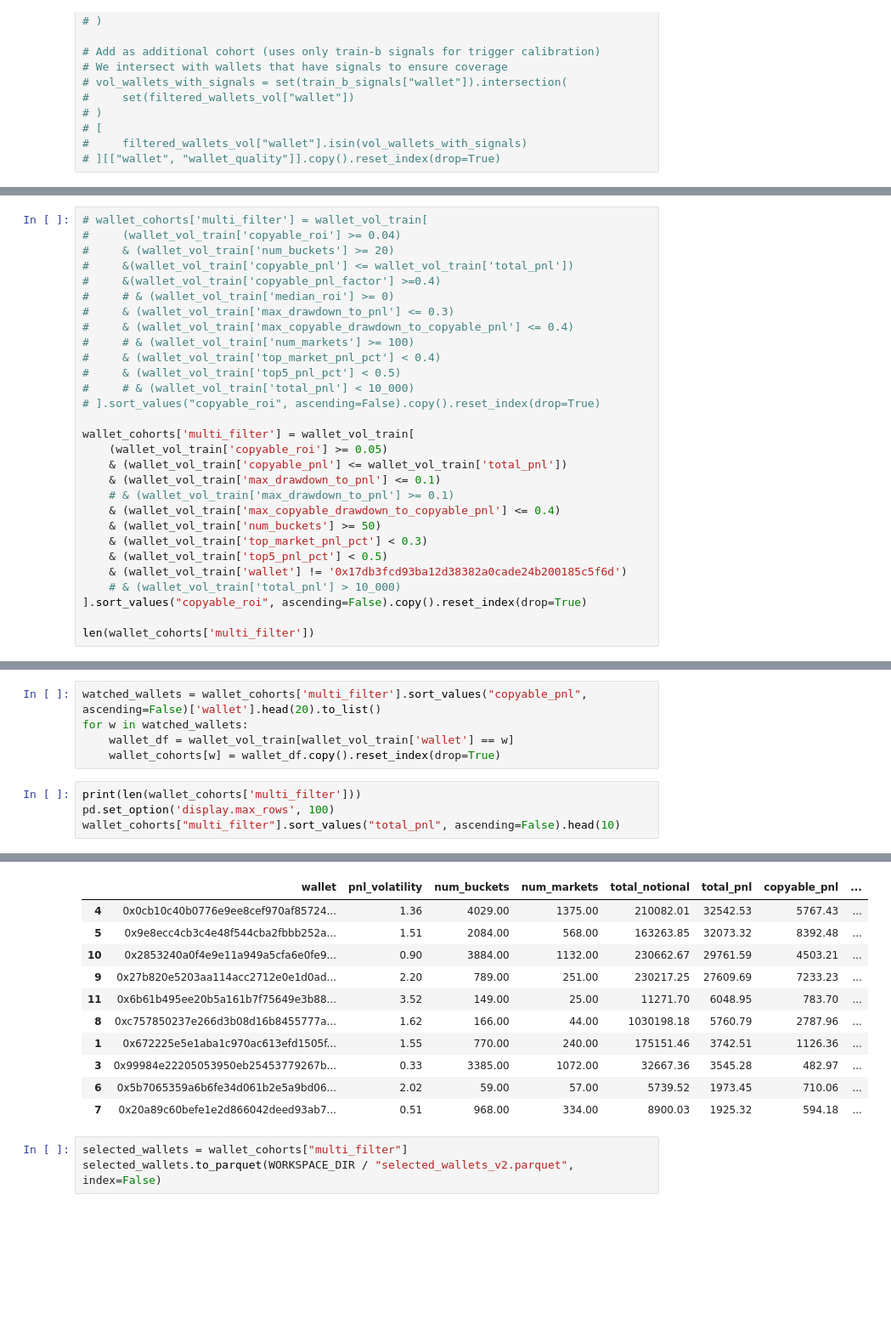
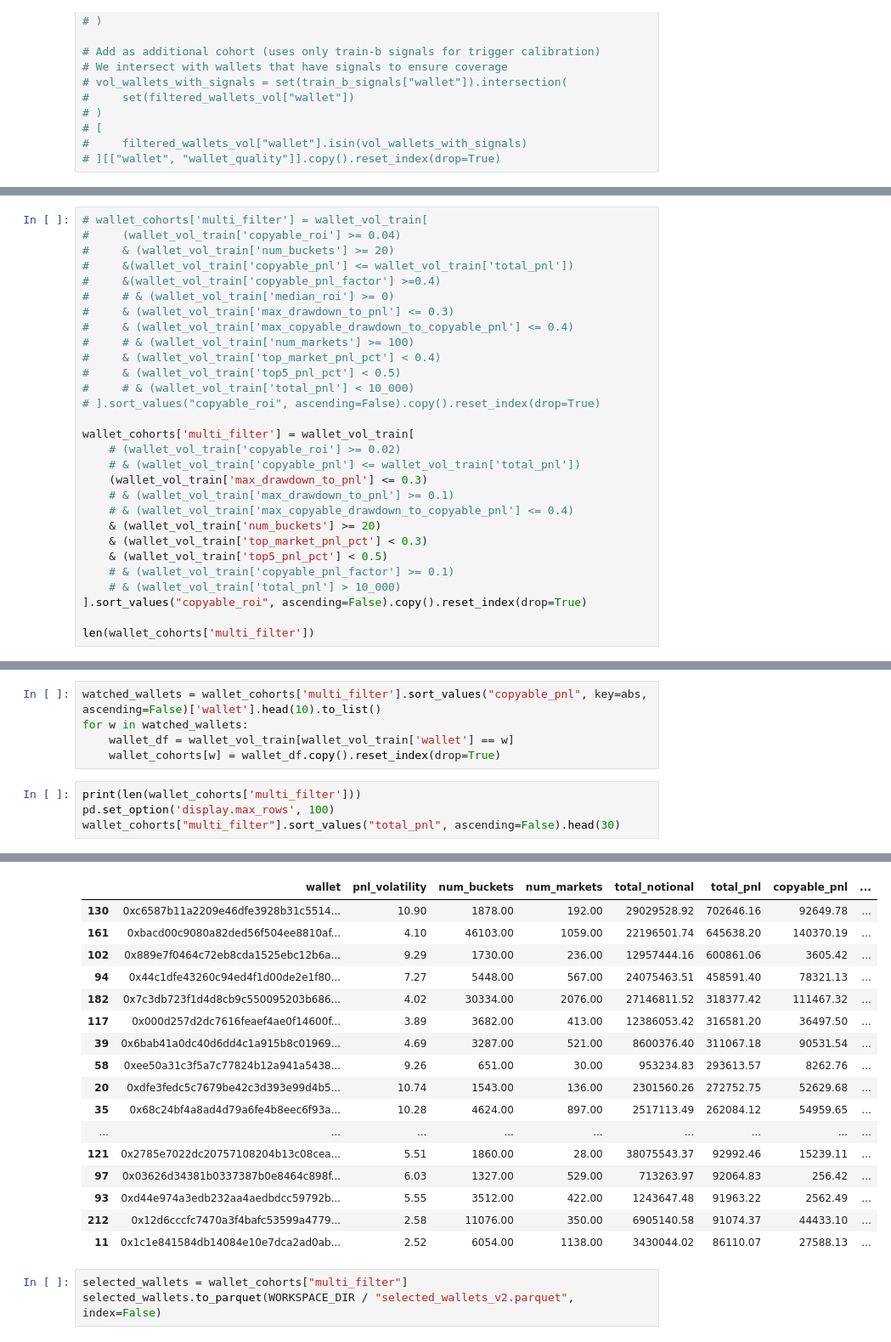
Before and after one commit to vobornij/polymarket, a Jupyter notebook: notebooks/flow/stage1_wallet_strategy_selection.ipynb, the cells around one changed output, grey strips where cells are left out. Shown at 85% size. Saved outputs shown, nothing was run; the diff lists cells and outputs as text; blank space fills up the shorter version.

```diff
--- a/notebooks/flow/stage1_wallet_strategy_selection.ipynb
+++ b/notebooks/flow/stage1_wallet_strategy_selection.ipynb
@@ -377,15 +401,15 @@ wallet_vol_train.sort_values("copyable_pnl", ascending=False).head(10)
 # ].sort_values("copyable_roi", ascending=False).copy().reset_index(drop=True)
 
 wallet_cohorts['multi_filter'] = wallet_vol_train[
-    (wallet_vol_train['copyable_roi'] >= 0.05)
-    & (wallet_vol_train['copyable_pnl'] <= wallet_vol_train['total_pnl'])
-    & (wallet_vol_train['max_drawdown_to_pnl'] <= 0.1)
+    # (wallet_vol_train['copyable_roi'] >= 0.02)
+    # & (wallet_vol_train['copyable_pnl'] <= wallet_vol_train['total_pnl'])
+    (wallet_vol_train['max_drawdown_to_pnl'] <= 0.3)
     # & (wallet_vol_train['max_drawdown_to_pnl'] >= 0.1)
-    & (wallet_vol_train['max_copyable_drawdown_to_copyable_pnl'] <= 0.4)
-    & (wallet_vol_train['num_buckets'] >= 50)
+    # & (wallet_vol_train['max_copyable_drawdown_to_copyable_pnl'] <= 0.4)
+    & (wallet_vol_train['num_buckets'] >= 20)
     & (wallet_vol_train['top_market_pnl_pct'] < 0.3)
     & (wallet_vol_train['top5_pnl_pct'] < 0.5)
-    & (wallet_vol_train['wallet'] != '0x17db3fcd93ba12d38382a0cade24b200185c5f6d')
+    # & (wallet_vol_train['copyable_pnl_factor'] >= 0.1)
     # & (wallet_vol_train['total_pnl'] > 10_000)
 ].sort_values("copyable_roi", ascending=False).copy().reset_index(drop=True)
 
@@ -479,10 +724,10 @@ df[ (df["dt"] >= pd.Timestamp("2026-03-04 16:00:00", tz="UTC"))
 # %%
-watched_wallets = wallet_cohorts['multi_filter'].sort_values("copyable_pnl", ascending=False)['wallet'].head(20).to_list()
+watched_wallets = wallet_cohorts['multi_filter'].sort_values("copyable_pnl", key=abs, ascending=False)['wallet'].head(10).to_list()
 for w in watched_wallets:
     wallet_df = wallet_vol_train[wallet_vol_train['wallet'] == w]
     wallet_cohorts[w] = wallet_df.copy().reset_index(drop=True)
 # %%
 print(len(wallet_cohorts['multi_filter']))
 pd.set_option('display.max_rows', 100)
-wallet_cohorts["multi_filter"].sort_values("total_pnl", ascending=False).head(10)
+wallet_cohorts["multi_filter"].sort_values("total_pnl", ascending=False).head(30)
 # %% [output]
@@ -490,14 +735,20 @@ wallet_cohorts["multi_filter"].sort_values("total_pnl", ascending=False).head(10
 |  | wallet | pnl_volatility | num_buckets | num_markets | total_notional | total_pnl | copyable_pnl | ... |
-| 4 | 0x0cb10c40b0776e9ee8cef970af85724... | 1.36 | 4029.00 | 1375.00 | 210082.01 | 32542.53 | 5767.43 | ... |
-| 5 | 0x9e8ecc4cb3c4e48f544cba2fbbb252a... | 1.51 | 2084.00 | 568.00 | 163263.85 | 32073.32 | 8392.48 | ... |
-| 10 | 0x2853240a0f4e9e11a949a5cfa6e0fe9... | 0.90 | 3884.00 | 1132.00 | 230662.67 | 29761.59 | 4503.21 | ... |
-| 9 | 0x27b820e5203aa114acc2712e0e1d0ad... | 2.20 | 789.00 | 251.00 | 230217.25 | 27609.69 | 7233.23 | ... |
-| 11 | 0x6b61b495ee20b5a161b7f75649e3b88... | 3.52 | 149.00 | 25.00 | 11271.70 | 6048.95 | 783.70 | ... |
-| 8 | 0xc757850237e266d3b08d16b8455777a... | 1.62 | 166.00 | 44.00 | 1030198.18 | 5760.79 | 2787.96 | ... |
-| 1 | 0x672225e5e1aba1c970ac613efd1505f... | 1.55 | 770.00 | 240.00 | 175151.46 | 3742.51 | 1126.36 | ... |
-| 3 | 0x99984e22205053950eb25453779267b... | 0.33 | 3385.00 | 1072.00 | 32667.36 | 3545.28 | 482.97 | ... |
-| 6 | 0x5b7065359a6b6fe34d061b2e5a9bd06... | 2.02 | 59.00 | 57.00 | 5739.52 | 1973.45 | 710.06 | ... |
-| 7 | 0x20a89c60befe1e2d866042deed93ab7... | 0.51 | 968.00 | 334.00 | 8900.03 | 1925.32 | 594.18 | ... |
+| 130 | 0xc6587b11a2209e46dfe3928b31c5514... | 10.90 | 1878.00 | 192.00 | 29029528.92 | 702646.16 | 92649.78 | ... |
+| 161 | 0xbacd00c9080a82ded56f504ee8810af... | 4.10 | 46103.00 | 1059.00 | 22196501.74 | 645638.20 | 140370.19 | ... |
+| 102 | 0x889e7f0464c72eb8cda1525ebc12b6a... | 9.29 | 1730.00 | 236.00 | 12957444.16 | 600861.06 | 3605.42 | ... |
+| 94 | 0x44c1dfe43260c94ed4f1d00de2e1f80... | 7.27 | 5448.00 | 567.00 | 24075463.51 | 458591.40 | 78321.13 | ... |
+| 182 | 0x7c3db723f1d4d8cb9c550095203b686... | 4.02 | 30334.00 | 2076.00 | 27146811.52 | 318377.42 | 111467.32 | ... |
+| 117 | 0x000d257d2dc7616feaef4ae0f14600f... | 3.89 | 3682.00 | 413.00 | 12386053.42 | 316581.20 | 36497.50 | ... |
+| 39 | 0x6bab41a0dc40d6dd4c1a915b8c01969... | 4.69 | 3287.00 | 521.00 | 8600376.40 | 311067.18 | 90531.54 | ... |
+| 58 | 0xee50a31c3f5a7c77824b12a941a5438... | 9.26 | 651.00 | 30.00 | 953234.83 | 293613.57 | 8262.76 | ... |
+| 20 | 0xdfe3fedc5c7679be42c3d393e99d4b5... | 10.74 | 1543.00 | 136.00 | 2301560.26 | 272752.75 | 52629.68 | ... |
+| 35 | 0x68c24bf4a8ad4d79a6fe4b8eec6f93a... | 10.28 | 4624.00 | 897.00 | 2517113.49 | 262084.12 | 54959.65 | ... |
+| ... | ... | ... | ... | ... | ... | ... | ... | ... |
+| 121 | 0x2785e7022dc20757108204b13c08cea... | 5.51 | 1860.00 | 28.00 | 38075543.37 | 92992.46 | 15239.11 | ... |
+| 97 | 0x03626d34381b0337387b0e8464c898f... | 6.03 | 1327.00 | 529.00 | 713263.97 | 92064.83 | 256.42 | ... |
+| 93 | 0xd44e974a3edb232aa4aedbdcc59792b... | 5.55 | 3512.00 | 422.00 | 1243647.48 | 91963.22 | 2562.49 | ... |
+| 212 | 0x12d6cccfc7470a3f4bafc53599a4779... | 2.58 | 11076.00 | 350.00 | 6905140.58 | 91074.37 | 44433.10 | ... |
+| 11 | 0x1c1e841584db14084e10e7dca2ad0ab... | 2.52 | 6054.00 | 1138.00 | 3430044.02 | 86110.07 | 27588.13 | ... |
 # %%
 selected_wallets = wallet_cohorts["multi_filter"]
 selected_wallets.to_parquet(WORKSPACE_DIR / "selected_wallets_v2.parquet", index=False)
```
Also changed, not shown: parts of 39 cells of this notebook, 4 other files.
